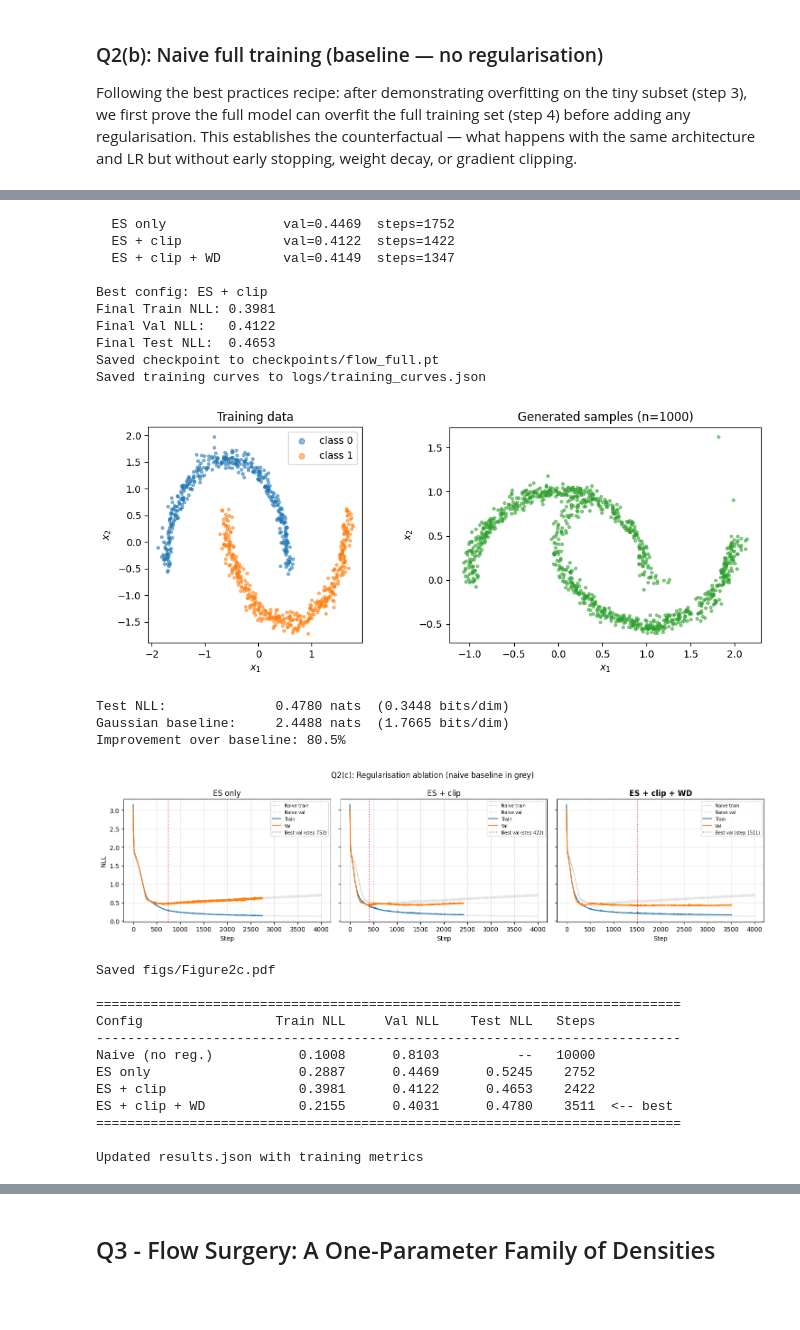
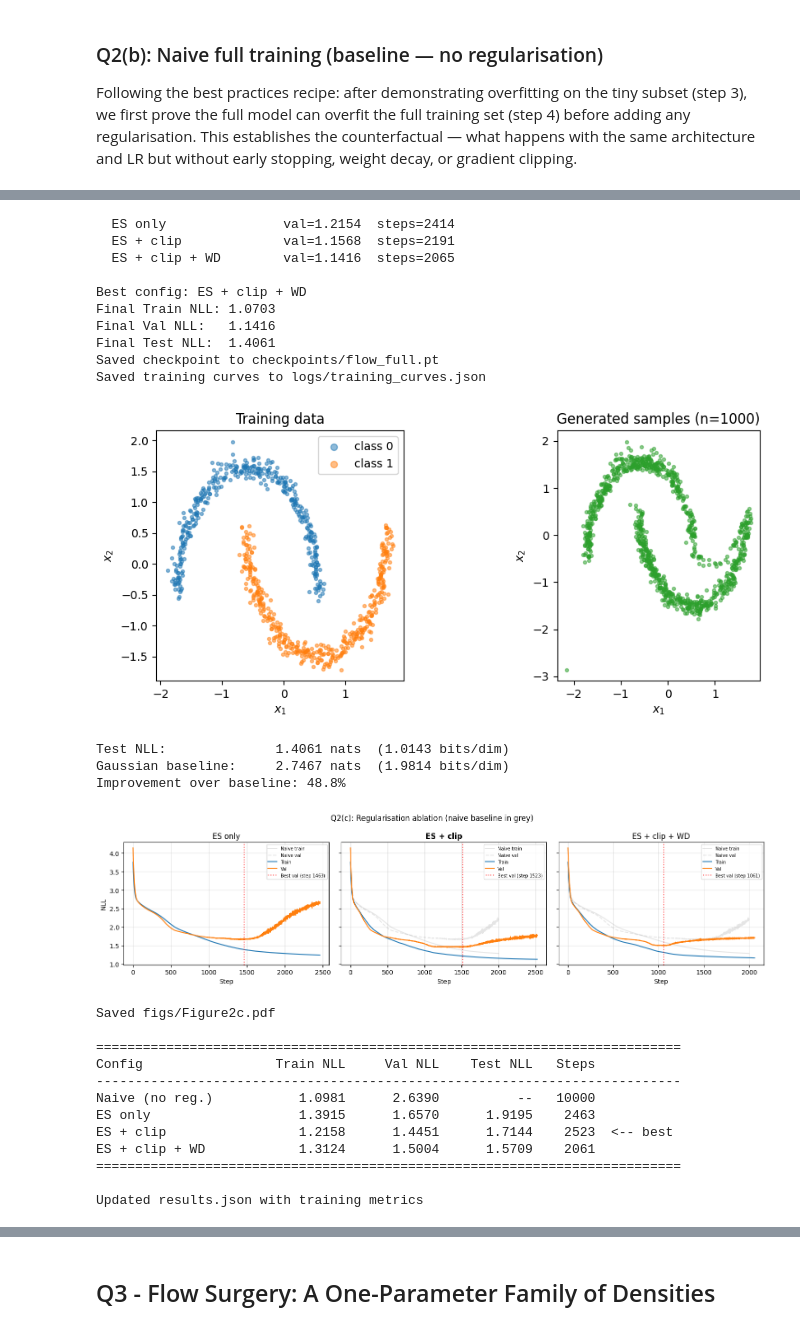
Before and after one commit to rowan-dauria/m2-coursework, a Jupyter notebook: coursework.ipynb, the cells around one changed output, grey strips where cells are left out. Saved outputs shown, nothing was run; the diff lists cells and outputs as text; code cells hidden in the pictures; blank space fills up the shorter version.

Commit message:
add normalisation to training flow

```diff
--- a/coursework.ipynb
+++ b/coursework.ipynb
@@ -159,18 +147,25 @@ The log-determinant check compared the analytic log|det J| to a central-differen
 
 Use exactly the first 128 rows of `data/moons_train.csv` as the tiny subset. Train the flow on that subset, plot the loss curve, and record the final tiny-set NLL.
 # %%
+# Normalise inputs using training-set statistics (best practices: He init assumes zero-mean, unit-var)
+norm_stats = splits.normalise()
+print(f"Normalised with mean={norm_stats.mean.tolist()}, std={norm_stats.std.tolist()}")
+
+# Re-extract tensors after normalisation
+x_train = splits.train.x
+x_val = splits.val.x
+x_test = splits.test.x
+
 # Shared training configuration
 N_DIM = x_train.shape[1]
 N_LAYERS = 8
 N_HIDDEN = 128
 BATCH_SIZE = x_train.shape[0]  # for FLOP counting later
 N_STEPS = 10000
-LR = 3e-4
+LR = 1e-4
 SEED = 42
 
-x_tiny = x_train[:128] # SMALL SUBSET OF DATA
-x_val = splits.val.x
-x_test = splits.test.x
+x_tiny = x_train[:128]  # SMALL SUBSET OF DATA
 
 torch.manual_seed(SEED)
 flow_tiny = Flow(dim=N_DIM, hidden=N_HIDDEN, n_layers=N_LAYERS)
@@ -291,0 +339,14 @@ Following best practices step 5: after proving the model can overfit, we introdu
+# %%
+# Sort by val NLL and show top 10
+scan_results.sort(key=lambda r: r["val_nll"])
+print("\n" + "=" * 70)
+print(f"{'Rank':>4}  {'LR':>8}  {'H':>4}  {'K':>2}  {'Val NLL':>9}  {'Train NLL':>10}  {'Steps':>6}")
+print("-" * 70)
+BEST = {}
+for i, r in enumerate(scan_results[:10]):
+    print(f"{i+1:>4}  {r['lr']:>8.0e}  {r['hidden']:>4}  {r['n_layers']:>2}  "
+          f"{r['val_nll']:>9.4f}  {r['train_nll']:>10.4f}  {r['steps']:>6}")
+    if i==0:
+        BEST = r
+print("=" * 70)
+print(BEST)
@@ -302,12 +379,12 @@ ablation_results = []
 
 for label, clip_norm, wd in ablation_configs:
     torch.manual_seed(SEED)
-    model = Flow(dim=N_DIM, hidden=N_HIDDEN, n_layers=N_LAYERS)
+    model = Flow(dim=N_DIM, hidden=BEST["hidden"], n_layers=BEST["n_layers"])
 
     result = train_flow(
         model, x_train, x_val,
-        n_steps=N_FULL_STEPS,
-        lr=LR,
+        n_steps=N_STEPS,
+        lr=BEST["lr"],
         weight_decay=wd,
         grad_clip_norm=clip_norm,
         use_cosine_schedule=True,
@@ -353,44 +430,44 @@ save_training_curves({
     "full_val_loss": full_val_losses,
 })
 # %% [output]
-  ES only               val=0.4469  steps=1752
-  ES + clip             val=0.4122  steps=1422
-  ES + clip + WD        val=0.4149  steps=1347
+  ES only               val=1.2154  steps=2414
+  ES + clip             val=1.1568  steps=2191
+  ES + clip + WD        val=1.1416  steps=2065
 
-Best config: ES + clip
-Final Train NLL: 0.3981
-Final Val NLL:   0.4122
-Final Test NLL:  0.4653
+Best config: ES + clip + WD
+Final Train NLL: 1.0703
+Final Val NLL:   1.1416
+Final Test NLL:  1.4061
 Saved checkpoint to checkpoints/flow_full.pt
 Saved training curves to logs/training_curves.json
 # %%
 # --- Diagnostic: generated samples vs training data ---
 with torch.no_grad():
     flow_full.eval()
     z = torch.randn(1000, N_DIM)
     generated, _ = flow_full.forward(z)
 
-fig = samples_vs_data(generated, x_train_norm, splits.train.labels)
+fig = samples_vs_data(generated, x_train, splits.train.labels)
 plt.show()
 
 # --- Intuitive metrics ---
-baseline_test_nll = gaussian_baseline_nll(x_train_norm, x_test)
+baseline_test_nll = gaussian_baseline_nll(x_train, x_test)
 bpd = final_test_nll / (N_DIM * np.log(2))
 baseline_bpd = baseline_test_nll / (N_DIM * np.log(2))
 improvement = (baseline_test_nll - final_test_nll) / baseline_test_nll * 100
 
 print(f"Test NLL:              {final_test_nll:.4f} nats  ({bpd:.4f} bits/dim)")
 print(f"Gaussian baseline:     {baseline_test_nll:.4f} nats  ({baseline_bpd:.4f} bits/dim)")
 print(f"Improvement over baseline: {improvement:.1f}%")
 # %% [output]
-[figure, old version]
+[figure, new version]
-Test NLL:              0.4780 nats  (0.3448 bits/dim)
-Gaussian baseline:     2.4488 nats  (1.7665 bits/dim)
-Improvement over baseline: 80.5%
+Test NLL:              1.4061 nats  (1.0143 bits/dim)
+Gaussian baseline:     2.7467 nats  (1.9814 bits/dim)
+Improvement over baseline: 48.8%
 # %%
 # --- Figure 2c: 3-panel regularisation ablation ---
 # TODO: get rid of the 4000 array slice
-fig = figure2c(ablation_results, best["label"], naive_losses[:4000], naive_val_losses[:4000])
+fig = figure2c(ablation_results, best["label"], naive_losses[:2000], naive_val_losses[:2000])
 fig.savefig("figs/Figure2c.pdf", bbox_inches="tight")
 plt.show()
 print("Saved figs/Figure2c.pdf")
@@ -422,16 +499,16 @@ with open("results.json", "w") as f:
     json.dump(results, f, indent=2)
 print("\nUpdated results.json with training metrics")
 # %% [output]
-[figure, old version]
+[figure, new version]
 Saved figs/Figure2c.pdf
 
 ===========================================================================
 Config                 Train NLL     Val NLL    Test NLL   Steps
 ---------------------------------------------------------------------------
-Naive (no reg.)           0.1008      0.8103          --   10000
-ES only                   0.2887      0.4469      0.5245    2752
-ES + clip                 0.3981      0.4122      0.4653    2422
-ES + clip + WD            0.2155      0.4031      0.4780    3511  <-- best
+Naive (no reg.)           1.0981      2.6390          --   10000
+ES only                   1.3915      1.6570      1.9195    2463
+ES + clip                 1.2158      1.4451      1.7144    2523  <-- best
+ES + clip + WD            1.3124      1.5004      1.5709    2061
 ===========================================================================
 
 Updated results.json with training metrics
```
Also changed, not shown: parts of 12 cells of this notebook, 7 other files.
